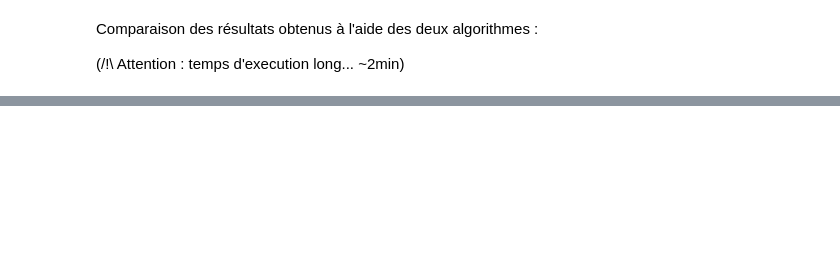
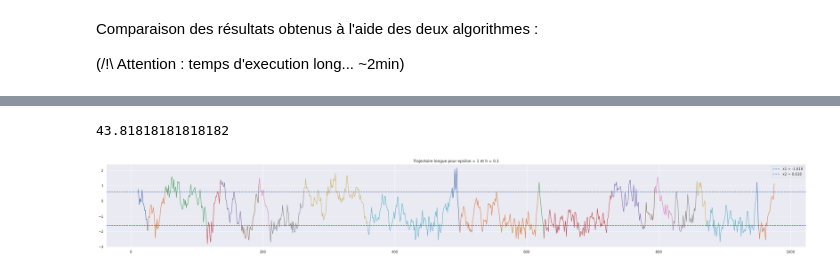
Before and after one commit to smilhey/SimMoleculaire, a Jupyter notebook: SimMoleculaire.ipynb, the cells around one changed output, grey strips where cells are left out. Saved outputs shown, nothing was run; the diff lists cells and outputs as text; code cells hidden in the pictures; blank space fills up the shorter version.

```diff
--- a/SimMoleculaire.ipynb
+++ b/SimMoleculaire.ipynb
@@ -160,0 +208,28 @@ plt.show()
+# %%
+epsilon = 1
+h = 0.1
+KN = int(1e3)
+
+
+trajectoire = simulation_trajectoire_long(x1,0.1,np.sqrt(2*h*epsilon),KN)
+border_control = time_traj(trajectoire,x1,x2)
+transition_times = [border_control[i+1] - border_control[i] for i in range(len(border_control)-1)]
+moyenne = np.mean(np.array(transition_times))
+trajectoire_transition = [trajectoire[border_control[i]:border_control[i+1]+1] for i in range(len(border_control)-1)]
+
+print(moyenne)
+
+fig, ax = plt.subplots()
+
+for i in range(len(trajectoire_transition)):
+    x_axis = np.linspace(border_control[i],border_control[i+1],len(trajectoire_transition[i]))
+    ax.plot(x_axis,trajectoire_transition[i])
+
+ax.axhline(x1, color='b', linestyle='--', label=f'x1 = {round(x1, 3)}')
+ax.axhline(x2, color='b', linestyle='--', label=f'x2 = {round(x2, 3)}')
+ax.set_title(f"Trajectoire longue pour epsilon = {epsilon} et h = {h}")
+ax.legend()
+fig.set_figwidth(40)
+# %% [output]
+43.81818181818182
+[figure, added]
```
Also changed, not shown: parts of 14 cells of this notebook, 2 other files.
